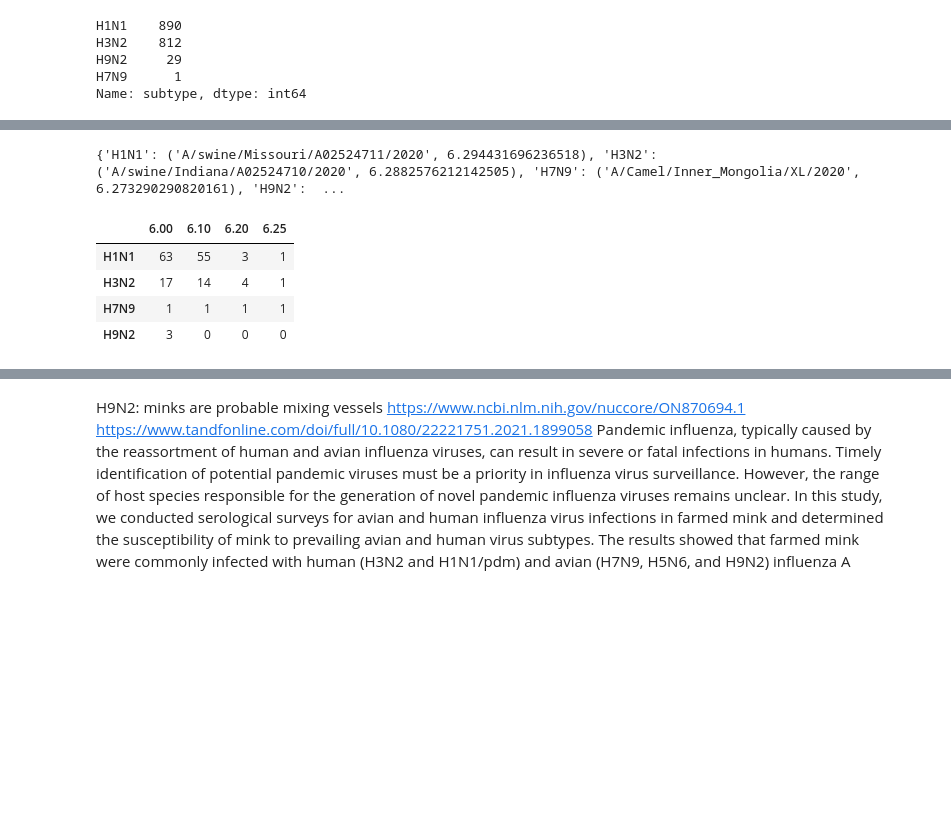
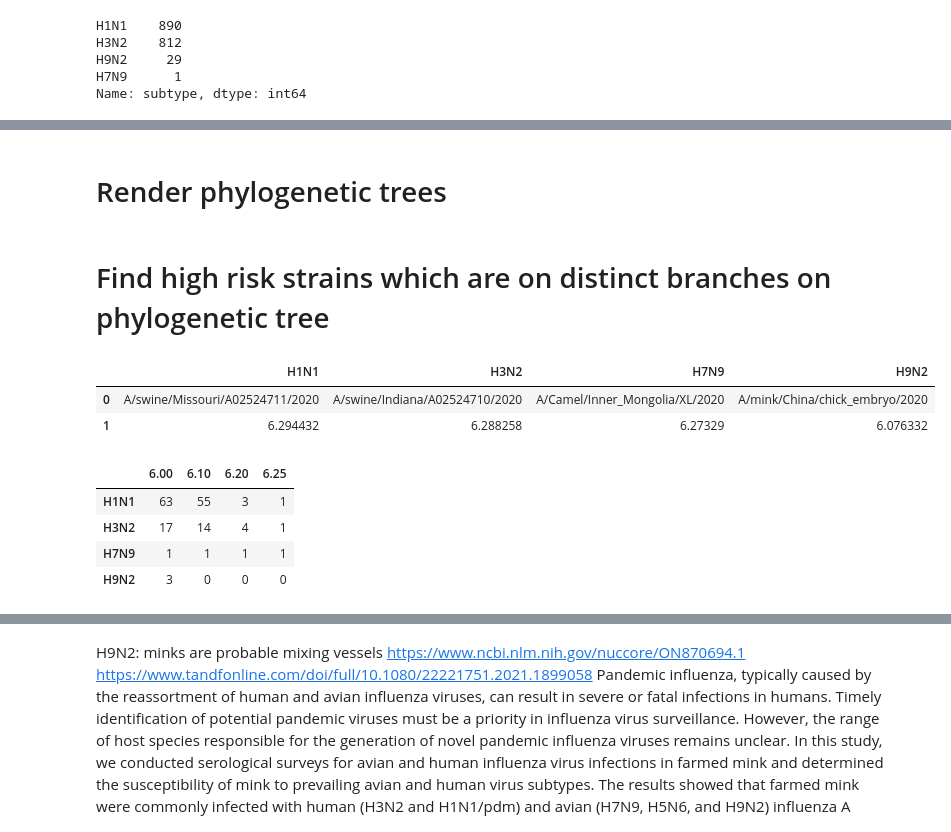
Before and after one commit to zeroknowledgediscovery/emergenet, a Jupyter notebook: irat_qnet/results/animal_predictions/phylotree_for_risky_strains-final.ipynb, the cells around one changed output, grey strips where cells are left out. Drawn from its saved outputs; the diff is of its cells as text; code cells hidden in the pictures; blank space fills up the shorter version.

```diff
--- a/irat_qnet/results/animal_predictions/phylotree_for_risky_strains-final.ipynb
+++ b/irat_qnet/results/animal_predictions/phylotree_for_risky_strains-final.ipynb
@@ -1,9 +20,4 @@
 # %%
-import copy
-import pandas as pd
-import numpy as np
-import Levenshtein
-from tqdm import tqdm
 class SeqInfo(object):
     """Holds information regarding the sequence.
 
@@ -11,9 +25,9 @@ class SeqInfo(object):
     def __init__(self, seq,
                  protein,
                  accession,
+                 subtype=None,
                  id=None,
                  name=None,
-                 subtype=None,
                  host=None,
                  date=None,
                  erisk=None,
@@ -34,11 +48,13 @@ class SeqInfo(object):
         self.country = country
 
 class MultipleSeqInfo(object):
-    """Holds information regarding the sequences in the records.
+    """Holds information regarding multiple sequences.
 
     Args:
-        records (list): list of records parsed from NCBI
-        cov19_accessions (list): of accessions corresponding to cov19
+        dataframe (pandas.DataFrame): list of records parsed from NCBI
+        accessionname (str): column name for accession id
+        proteinname (str): protein name
+        risk_threshold (float): emergence risk threshold to compute distance matrix
     """
     def __init__(self,
                  dataframe,
@@ -66,7 +82,7 @@ class MultipleSeqInfo(object):
             self.seq_infos[seqinfo.accession] = seqinfo
 
 
-    def compute_L_diatance_matrix(self):
+    def compute_L_distance_matrix(self):
         highriskseq = pd.DataFrame.from_dict({key:val.seq
                                               for (key,val) in self.seq_infos.items()
                                               if val.risk_flag},orient='index',columns=['seq'])
@@ -82,7 +98,9 @@ class MultipleSeqInfo(object):
         ds=(ds+ds.transpose())
         ds.columns=highriskseq.index.values
         self.highriskdistancematrix=ds.copy()
-        return ds
+
+        self.highriskdistancematrix.to_csv('dm'+str(self.risk_threshold)+'.csv',index=None)
+        return
 
 
     def accessions_to_subtype(self, accessions):
@@ -106,8 +124,7 @@ class MultipleSeqInfo(object):
             hosts.append(seqinfo.host)
         return hosts
 # %%
-threshold=6
-df=pd.read_csv('./combined_results.csv',index_col=0).reset_index()
+df=pd.read_csv(COMBINED_RESULTS,index_col=0).reset_index()
 #ALLinfoHA=MultipleSeqInfo(df.reset_index(),'ha_accession','ha',risk_threshold=6.054)
 ALLinfoHA=MultipleSeqInfo(df.reset_index(),'ha_accession','ha',risk_threshold=threshold)
 # %%
@@ -284,5 +304,6 @@ def label_nodes(
         node.subtype = recordinfo.seq_infos[name].subtype
         node.erisk =recordinfo.seq_infos[name].erisk
         node.id = recordinfo.seq_infos[name].name + bandify(recordinfo.seq_infos[name].erisk,min=threshold)
-        print(node.name,node.subtype,node.id,node.erisk)
+        if VERBOSE:
+            print(node.name,node.subtype,node.id,node.erisk)
     return tree
@@ -488,4 +479,6 @@ def render_tree(tree, outfile):# all_seq_data, display_type='nearest_host'):
         dpi=300,
         h=500,
         tree_style=ts)
+# %% [markdown]
+# Render phylogenetic trees
 # %%
@@ -498,32 +492,40 @@ render_tree(
+# %% [markdown]
+# Find high risk strains which are on distinct branches on phylogenetic tree
 # %%
 count=0
 Subtype={'H1N1':0,'H3N2':0,'H7N9':0,'H9N2':0}
 MaxriskStrain={'H1N1':None,'H3N2':None,'H7N9':None,'H9N2':None}
 Subtype_strat={6:{'H1N1':0,'H3N2':0,'H7N9':0,'H9N2':0},
                6.1:{'H1N1':0,'H3N2':0,'H7N9':0,'H9N2':0},
                6.2:{'H1N1':0,'H3N2':0,'H7N9':0,'H9N2':0},
                6.25:{'H1N1':0,'H3N2':0,'H7N9':0,'H9N2':0}}
 for node in ltree_collapsed:
     Subtype[node.subtype]=Subtype[node.subtype]+1
     if MaxriskStrain[node.subtype] is None:
         MaxriskStrain[node.subtype]=(ALLinfoHA.seq_infos[node.name.split()[0]].name,
                                      ALLinfoHA.seq_infos[node.name.split()[0]].erisk)
     else:
         if MaxriskStrain[node.subtype][1]<ALLinfoHA.seq_infos[node.name.split()[0]].erisk:
             MaxriskStrain[node.subtype]=(ALLinfoHA.seq_infos[node.name.split()[0]].name,
                                          ALLinfoHA.seq_infos[node.name.split()[0]].erisk)
     for r in [6.25,6.2,6.1,6]:
         if r<ALLinfoHA.seq_infos[node.name.split()[0]].erisk:
             #print(node.subtype,ALLinfoHA.seq_infos[node.name.split()[0]].erisk)
             Subtype_strat[r][node.subtype]=Subtype_strat[r][node.subtype]+1
 
     count=count+1
-print(MaxriskStrain)
-pd.DataFrame(Subtype_strat)
+maxriskdf = pd.DataFrame(MaxriskStrain)
+Subtype_strat_df = pd.DataFrame(Subtype_strat)
+display(maxriskdf)
+display(Subtype_strat_df)
+
+df[df.id.isin(maxriskdf.iloc[0,:].values)]
 # %% [output]
-{'H1N1': ('A/swine/Missouri/A02524711/2020', 6.294431696236518), 'H3N2': ('A/swine/Indiana/A02524710/2020', 6.2882576212142505), 'H7N9': ('A/Camel/Inner_Mongolia/XL/2020', 6.273290290820161), 'H9N2':  ...
-|  | 6.00 | 6.10 | 6.20 | 6.25 |
-| H1N1 | 63 | 55 | 3 | 1 |
-| H3N2 | 17 | 14 | 4 | 1 |
-| H7N9 | 1 | 1 | 1 | 1 |
-| H9N2 | 3 | 0 | 0 | 0 |
+|  | H1N1 | H3N2 | H7N9 | H9N2 |
+| 0 | A/swine/Missouri/A02524711/2020 | A/swine/Indiana/A02524710/2020 | A/Camel/Inner_Mongolia/XL/2020 | A/mink/China/chick_embryo/2020 |
+| 1 | 6.294432 | 6.288258 | 6.27329 | 6.076332 |
+|  | 6.00 | 6.10 | 6.20 | 6.25 |
+| H1N1 | 63 | 55 | 3 | 1 |
+| H3N2 | 17 | 14 | 4 | 1 |
+| H7N9 | 1 | 1 | 1 | 1 |
+| H9N2 | 3 | 0 | 0 | 0 |
```
Also changed, not shown: parts of 36 cells of this notebook, 17 other files.
